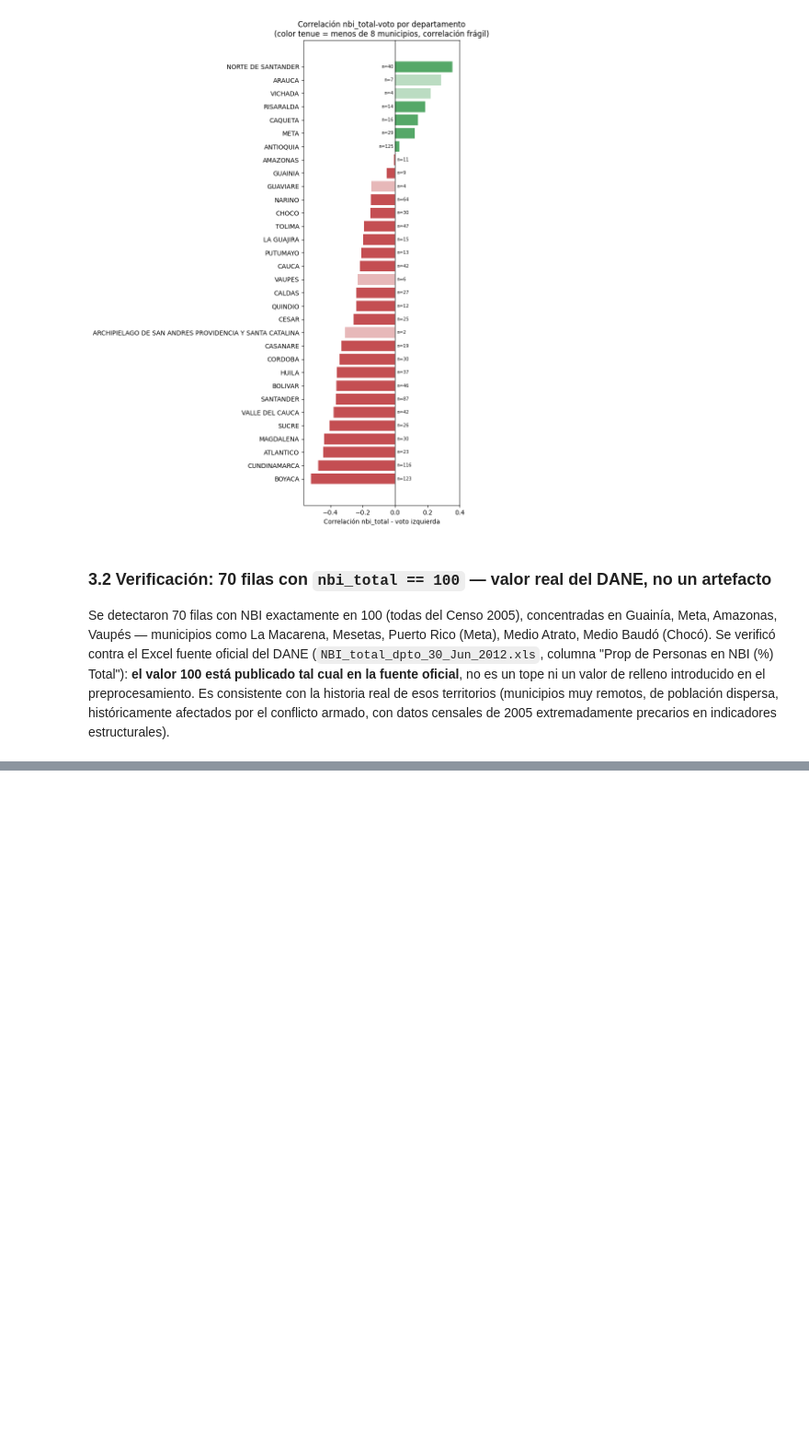
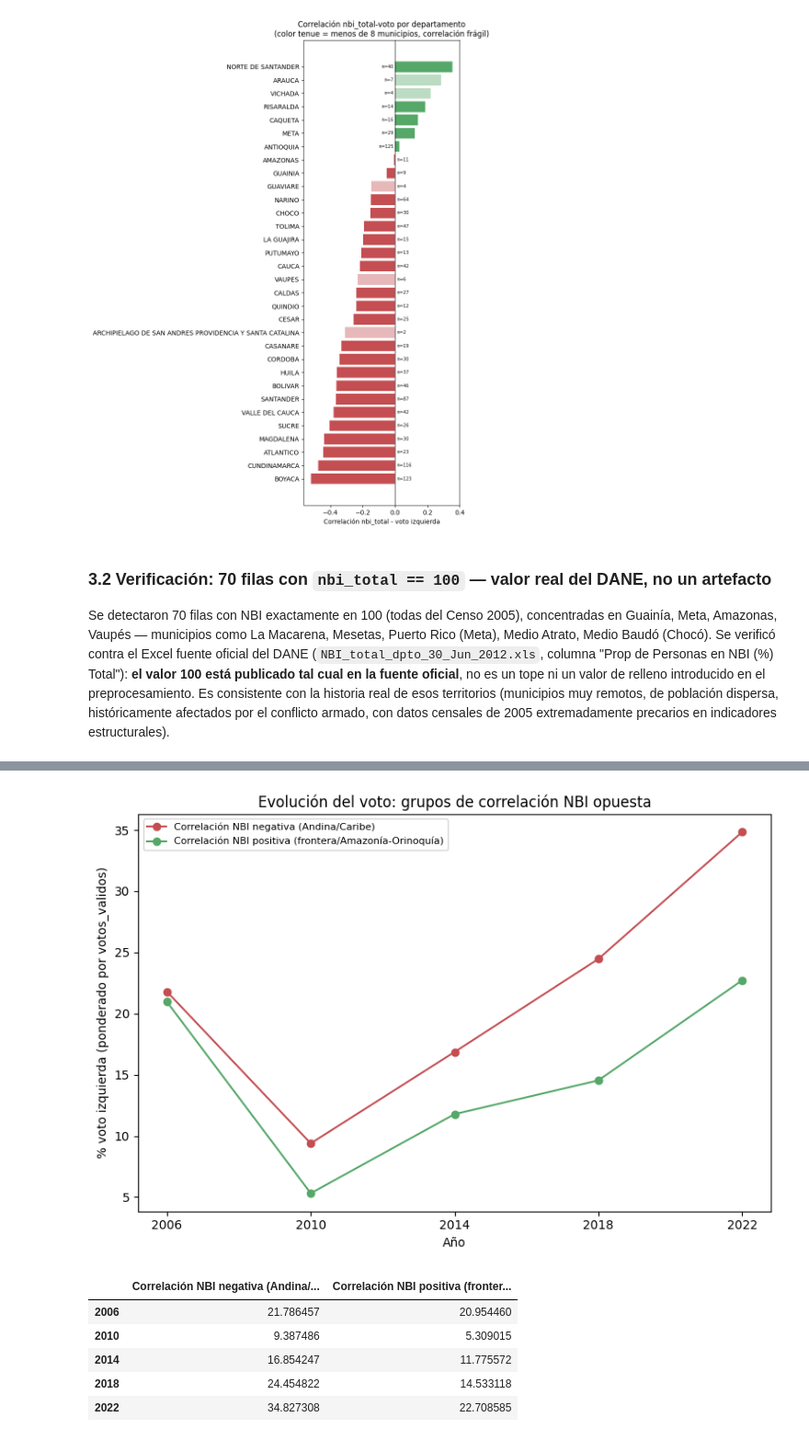
Before and after one commit to usbdiego7777-ui/tfm-electoral-colombia, a Jupyter notebook: notebooks/02_eda.ipynb, the cells around one changed output, grey strips where cells are left out. Shown at 92% size. Saved outputs shown, nothing was run; the diff lists cells and outputs as text; code cells hidden in the pictures; blank space fills up the shorter version.

```diff
--- a/notebooks/02_eda.ipynb
+++ b/notebooks/02_eda.ipynb
@@ -408,0 +486,18 @@ extremadamente precarios en indicadores estructurales).
+# %%
+# Departamentos "solidos" de cada lado del hallazgo (n >= 8 municipios, ver seccion 14)
+deptos_negativos = ["BOYACA", "CUNDINAMARCA", "SANTANDER", "ATLANTICO"]
+deptos_positivos = ["NORTE DE SANTANDER", "ARAUCA", "CAQUETA", "META"]
+
+evolucion_grupos = graficar_evolucion_grupos_correlacion(
+    df_validos, deptos_negativos, deptos_positivos,
+    ruta_salida=f"{BASE_DIR}/notebooks/figuras/eda_05_evolucion_grupos_correlacion.png",
+)
+evolucion_grupos
+# %% [output]
+[figure, added]
+|  | Correlación NBI negativa (Andina/... | Correlación NBI positiva (fronter... |
+| 2006 | 21.786457 | 20.954460 |
+| 2010 | 9.387486 | 5.309015 |
+| 2014 | 16.854247 | 11.775572 |
+| 2018 | 24.454822 | 14.533118 |
+| 2022 | 34.827308 | 22.708585 |
```
Also changed, not shown: parts of 7 cells of this notebook, 4 other files.
